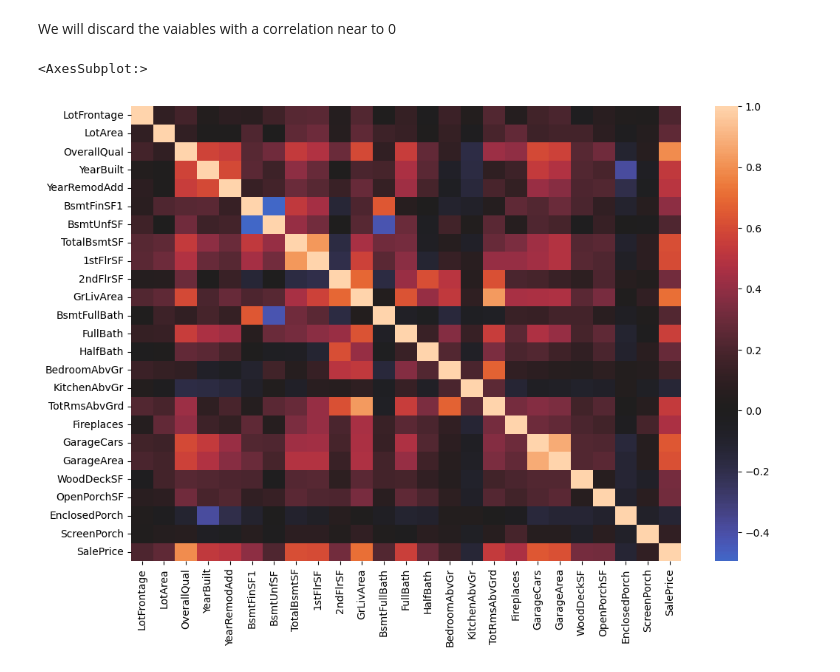
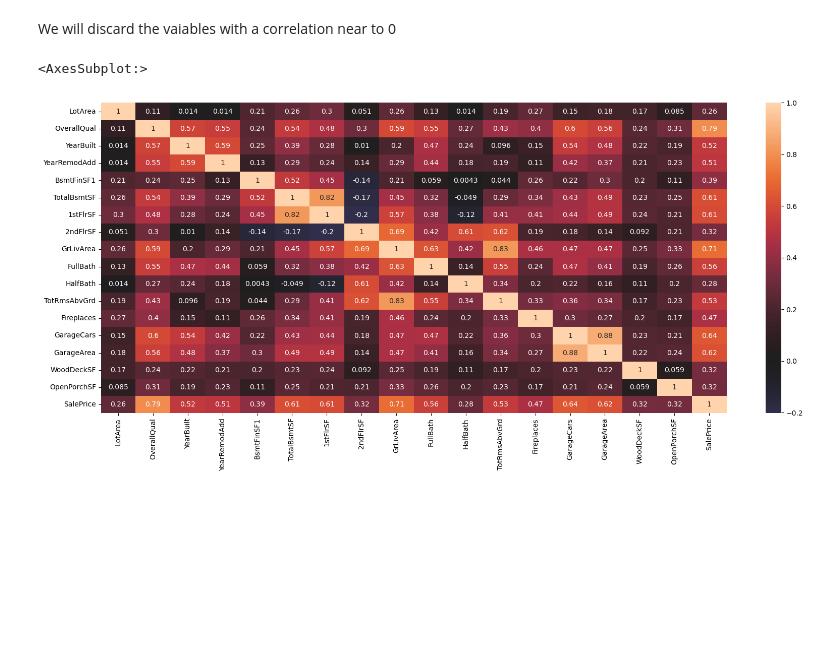
Before and after one commit to Alejolamilla/House-Prices, a Jupyter notebook: house_prices.ipynb, the cells around one changed output. Saved outputs shown, nothing was run; the diff lists cells and outputs as text; code cells hidden in the pictures; blank space fills up the shorter version.

```diff
--- a/house_prices.ipynb
+++ b/house_prices.ipynb
@@ -197,19 +199,20 @@ sns.heatmap(
 # %% [markdown]
 We will discard the vaiables with a correlation near to 0
 # %%
-unrelevant_columns = corr_row[(corr_row < 0.1) & (corr_row > -0.1)].T
+unrelevant_columns = corr_row[(corr_row < 0.25) & (corr_row > -0.25)].T
 unrelevant_columns = unrelevant_columns.dropna().index
 # %%
 numerical_2 = numerical_df.drop(unrelevant_columns, axis= 1)
 # %%
 corr2 = numerical_2.corr()
 
-plt.figure(figsize=(12, 8))
+plt.figure(figsize=(20, 8))
 
 sns.heatmap(
     data=corr2,
-    center=0
+    center=0,
+    annot = True
 )
 # %% [output]
 <AxesSubplot:>
-[figure, old version]
+[figure, new version]
```
Also changed, not shown: parts of 9 cells of this notebook.
